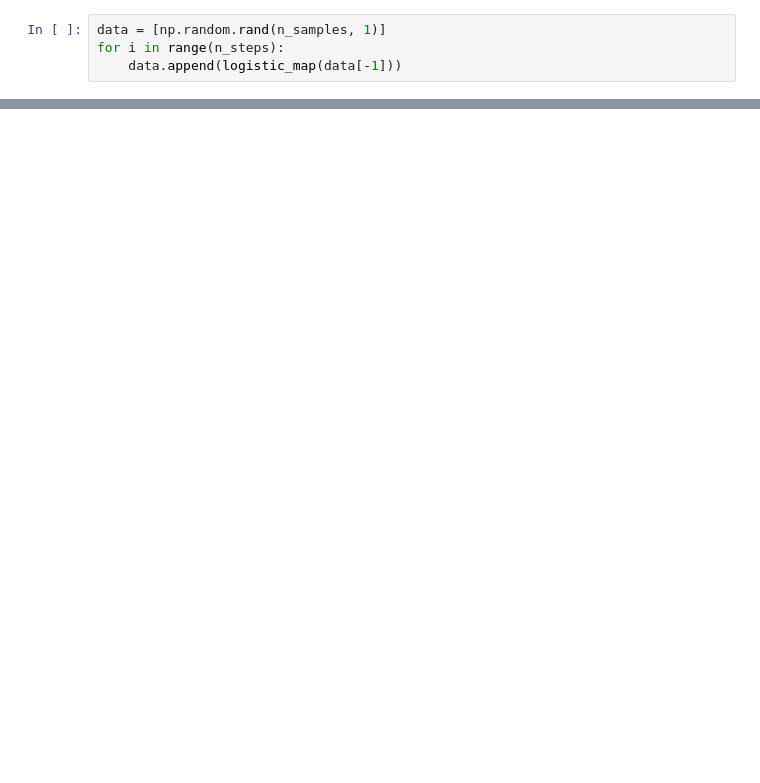
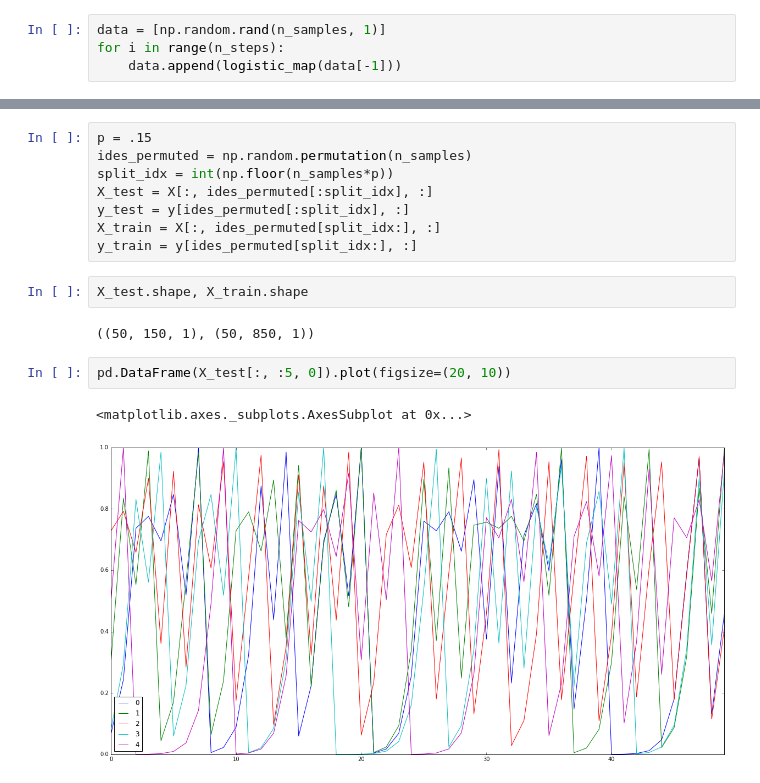
Before and after one commit to sbartek/gentle_rnn, a Jupyter notebook: 27logisticMap.ipynb, the cells around one changed output, grey strips where cells are left out. Saved outputs shown, nothing was run; the diff lists cells and outputs as text; blank space fills up the shorter version.

```diff
--- a/27logisticMap.ipynb
+++ b/27logisticMap.ipynb
@@ -20,0 +32,17 @@ X.shape, y.shape
+# %%
+p = .15
+ides_permuted = np.random.permutation(n_samples)
+split_idx = int(np.floor(n_samples*p))
+X_test = X[:, ides_permuted[:split_idx], :]
+y_test = y[ides_permuted[:split_idx], :]
+X_train = X[:, ides_permuted[split_idx:], :]
+y_train = y[ides_permuted[split_idx:], :]
+# %%
+X_test.shape, X_train.shape
+# %% [output]
+((50, 150, 1), (50, 850, 1))
+# %%
+pd.DataFrame(X_test[:, :5, 0]).plot(figsize=(20, 10))
+# %% [output]
+<matplotlib.axes._subplots.AxesSubplot at 0x...>
+[figure, added]
```
Also changed, not shown: parts of 8 cells of this notebook, 6 other files.
